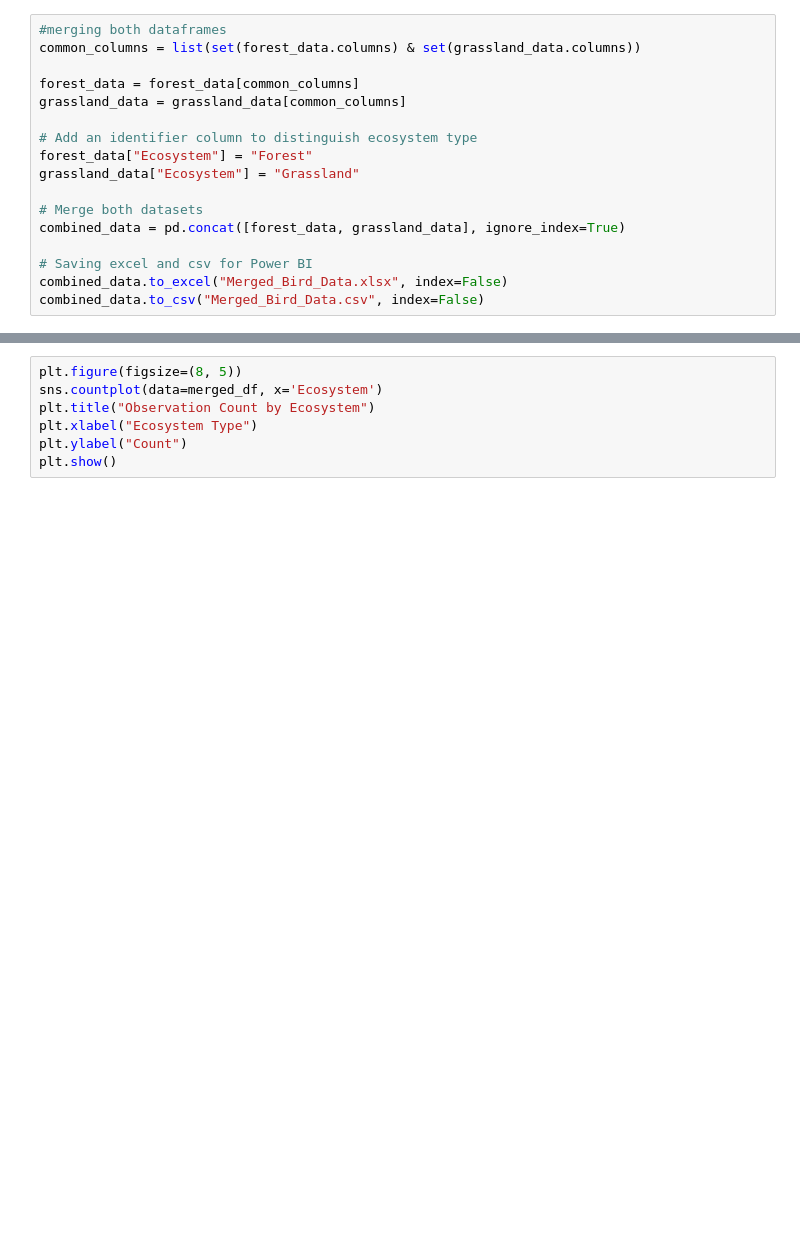
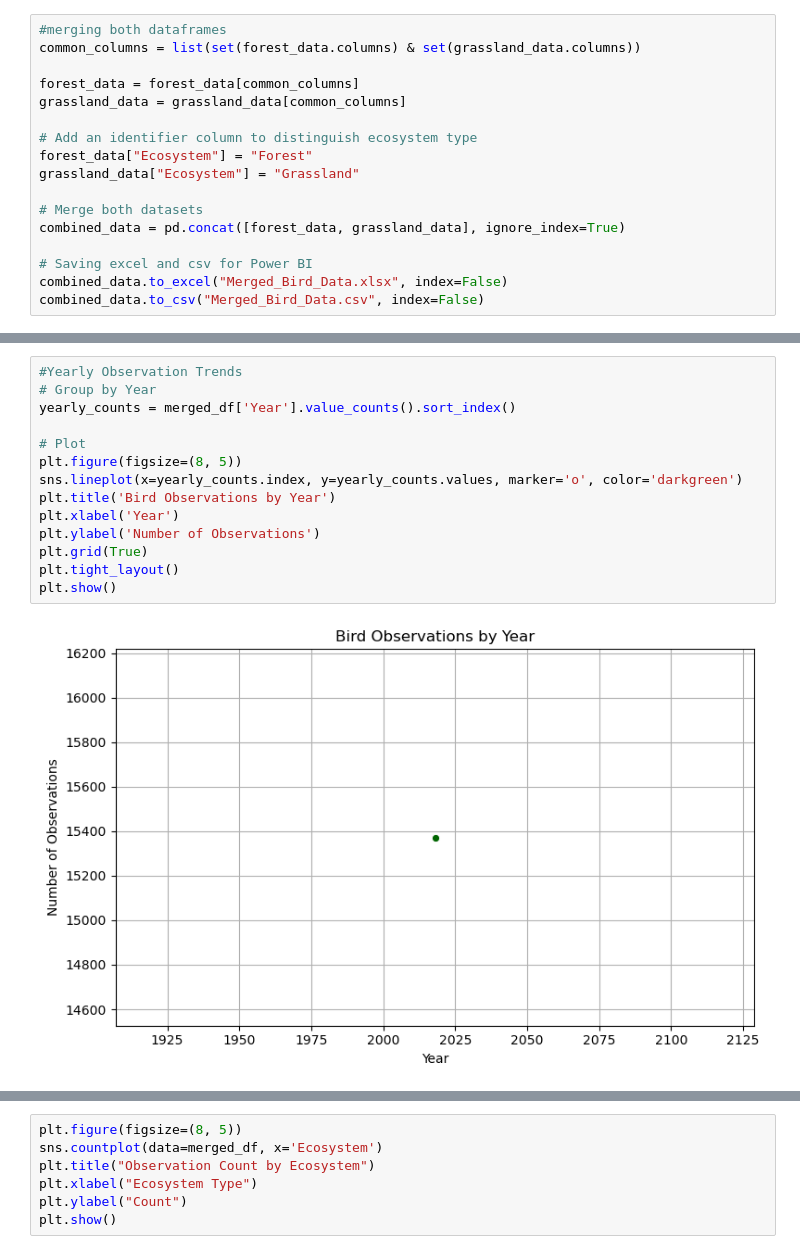
Before and after one commit to AnushkaMishra29/BirdSpeciesAnalysis, a Jupyter notebook: BirdSpecies_DataPreprocessing.ipynb, the cells around one changed output, grey strips where cells are left out. Cells and saved outputs as stored; diff of their text form; blank space fills up the shorter version.

```diff
--- a/BirdSpecies_DataPreprocessing.ipynb
+++ b/BirdSpecies_DataPreprocessing.ipynb
@@ -309,0 +389,16 @@ std        1.977004     12.478715     12.168509      0.698253
+# %%
+#Yearly Observation Trends
+# Group by Year
+yearly_counts = merged_df['Year'].value_counts().sort_index()
+
+# Plot
+plt.figure(figsize=(8, 5))
+sns.lineplot(x=yearly_counts.index, y=yearly_counts.values, marker='o', color='darkgreen')
+plt.title('Bird Observations by Year')
+plt.xlabel('Year')
+plt.ylabel('Number of Observations')
+plt.grid(True)
+plt.tight_layout()
+plt.show()
+# %% [output]
+[figure, added]
```
Also changed, not shown: parts of 36 cells of this notebook, 3 other files.
